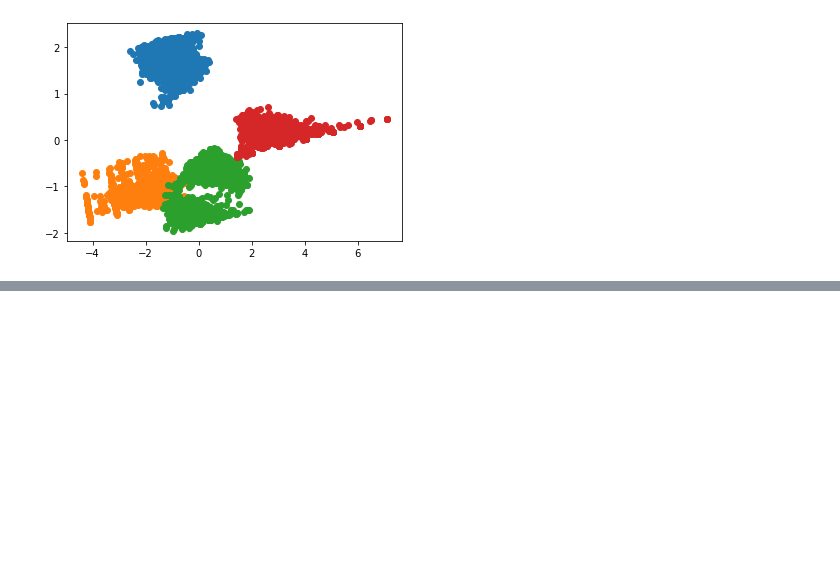
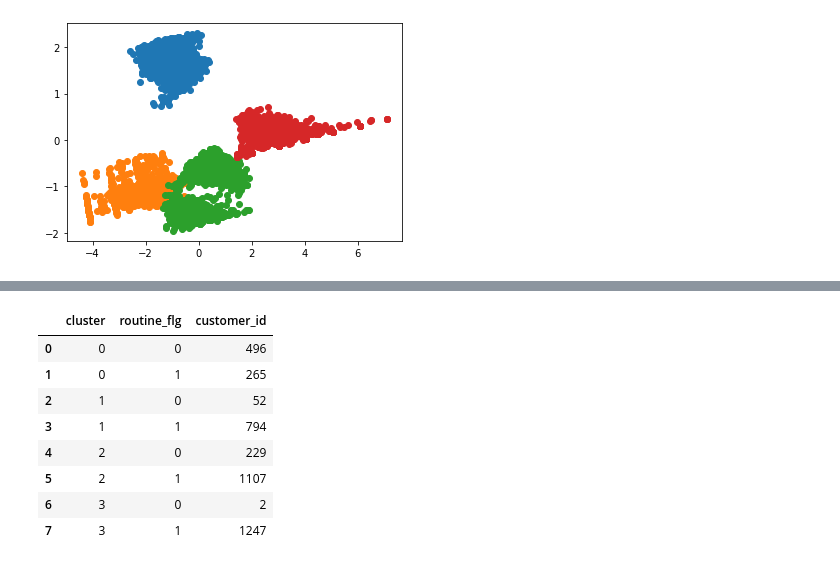
Before and after one commit to sumitaka-sakuma/Python_data_analysis_100, a Jupyter notebook: Chapter4/Chapter4.ipynb, the cells around one changed output, grey strips where cells are left out. Cells and saved outputs as stored; diff of their text form; code cells hidden in the pictures; blank space fills up the shorter version.

```diff
--- a/Chapter4/Chapter4.ipynb
+++ b/Chapter4/Chapter4.ipynb
@@ -105,3 +105,7 @@ for i in customer_clustering["cluster"].unique():
     plt.scatter(tmp[0], tmp[1])
 # %% [output]
 [figure]
+# %%
+# 継続顧客と退会顧客の集計
+customer_clustering = pd.concat([customer_clustering, customer], axis=1)
+customer_clustering.groupby(["cluster", "is_deleted"], as_index=False).count()[["cluster", "is_deleted", "customer_id"]]
@@ -107,0 +121,12 @@ for i in customer_clustering["cluster"].unique():
+# %%
+customer_clustering.groupby(["cluster", "routine_flg"], as_index=False).count()[["cluster", "routine_flg", "customer_id"]]
+# %% [output]
+|  | cluster | routine_flg | customer_id |
+| 0 | 0 | 0 | 496 |
+| 1 | 0 | 1 | 265 |
+| 2 | 1 | 0 | 52 |
+| 3 | 1 | 1 | 794 |
+| 4 | 2 | 0 | 229 |
+| 5 | 2 | 1 | 1107 |
+| 6 | 3 | 0 | 2 |
+| 7 | 3 | 1 | 1247 |
```
Also changed, not shown: parts of 4 cells of this notebook.
